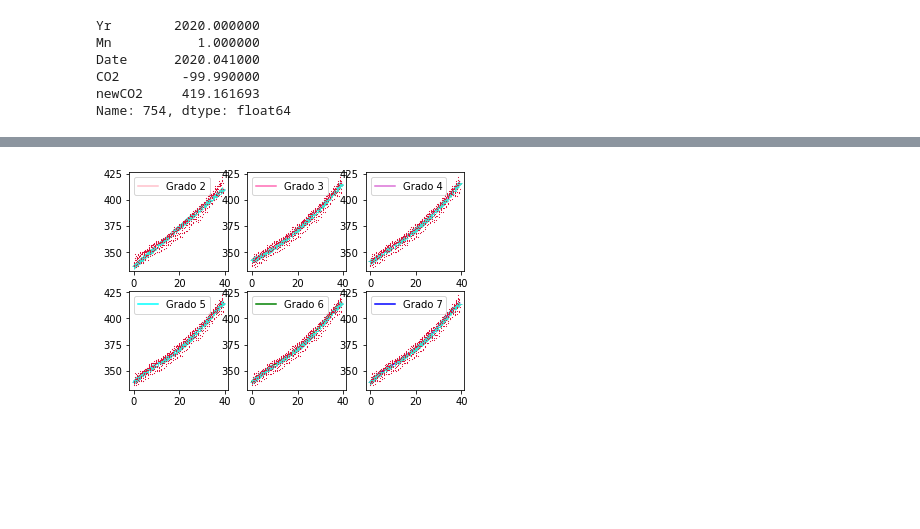
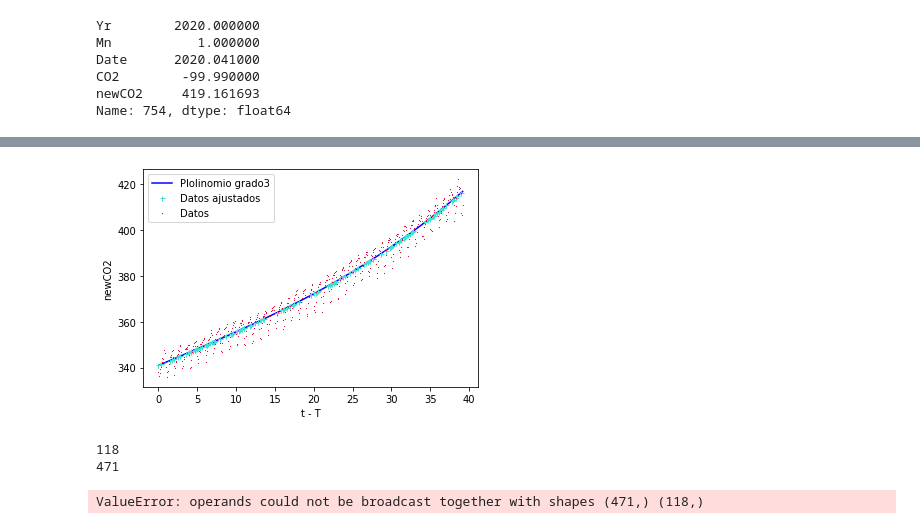
Before and after one commit to rlg23/Grupo2, a Jupyter notebook: TareaGrupo2_JC.ipynb, the cells around one changed output, grey strips where cells are left out. Cells and saved outputs as stored; diff of their text form; code cells hidden in the pictures; blank space fills up the shorter version.

Commit message:
Ahora si, correccion graficas, valores optimales y ECM

```diff
--- a/TareaGrupo2_JC.ipynb
+++ b/TareaGrupo2_JC.ipynb
@@ -411,6 +445,7 @@ Valor estimado de o3 : 0.00025771111302310085
 # %%
 #Para n=4
 import numpy as np
+from sklearn.metrics import mean_squared_error
 import matplotlib.pyplot as plt
 import scipy
 from scipy import optimize
@@ -419,7 +454,7 @@ from scipy.optimize import curve_fit
 def function(x,o0,o1,o2,o3,o4):
     return o0+(x*o1)+(o2*x**2)+(o3*x**3)+(o4*x**4)
 
-x=data_f['Polinomial']
+x=data_f['t-T']
 x=np.array(x)
 y=data_f['newCO2']
 y=np.array(y)
@@ -430,11 +465,13 @@ y=np.array(y)
 popt,cov=scipy.optimize.curve_fit(function, x, y)
 o0,o1,o2,o3,o4= popt
 
-x_new_value = np.arange(min(x), 40,0.1)
+x_new_value = np.arange(min(x), 40,0.08495)
 y_new_value = function(x_new_value, o0,o1,o2,o3,o4)
 
-plt.scatter(x,y,color="blue",label='Datos originales')
+plt.scatter(x,y,color="blue",label='Datos originales',marker='.')
+plt.legend(loc='upper left')
 plt.plot(x_new_value,y_new_value,color="red",label='Datos ajustados')
+plt.legend(loc='upper left')
 plt.xlabel('t - T')
 plt.ylabel('newCO2')
 print("Valor estimado de o0 : "+ str(o0))
@@ -445,11 +482,16 @@ print("Valor estimado de o4 : " + str(o4))
 plt.show()
 
 #Error Cuadratico medio
+f=o0+(x*o1)+(o2*x**2)+(o3*x**3)+(o4*x**4)
+
+print(np.mean((y-f)/float(len(y))))
 
 #Hay que corregir
-x=np.array(x)
-x_new_value=np.array(x_new_value)
-ECM=(np.square(x-x_new_value)).mean()
+y=np.array(y)
+f=np.array(f)
+
+#no tengo idea por que da tan dierente
+ECM=mean_squared_error(y,f)
 print(ECM)
 # %% [output]
 Valor estimado de o0 : 340.26766540360666
@@ -486,40 +505,51 @@ Estimated value of b : 337.0240584714833
 # %%
-# Grafica de prueba
+#Grafica mas bonita
 from sklearn.linear_model import LinearRegression
 from sklearn.preprocessing import PolynomialFeatures
 from sklearn.model_selection import train_test_split
 import matplotlib.pyplot as plt
 import pandas as pd
 import numpy as np
 
-x=data_f['Polinomial']
+x=data_f['t-T']
 y=data_f['newCO2']
 
-x1=data_f['Polinomial']
+x1=data_f['t-T']
 y1=data_f['newCO2']
 
 X_train,X_test,Y_train,y_test=train_test_split(x,y,test_size=0.25)
 X_train=X_train.values.reshape([X_train.values.shape[0],1])
 X_test=X_test.values.reshape([X_test.values.shape[0],1])
 
-titles=['Grado 0','Grado 2','Grado 3','Grado 4','Grado 5','Grado 6','Grado 7']
-colors=['teal','pink', 'hotpink','orchid','aqua','green','blue']
+grado=3
+poly=PolynomialFeatures(degree=grado)
+X_poly=poly.fit_transform(X_train)
+Xt_poly=poly.fit_transform(X_test)
+polymodel=LinearRegression()
+polymodel.fit(X_poly,Y_train)
+pred=polymodel.predict(X_poly)
+pred2=polymodel.predict(Xt_poly)
+xt,yt=zip(*sorted(zip(X_test,pred2)))
+X,y=zip(*sorted(zip(X_train,pred)))
 
-for i in range(1,7):
-    poly=PolynomialFeatures(degree=i)
-    X_poly=poly.fit_transform(X_train)
-    Xt_poly=poly.fit_transform(X_test)
-    polymodel=LinearRegression()
-    polymodel.fit(X_poly,Y_train)
-    pred=polymodel.predict(X_poly)
-    pred2=polymodel.predict(Xt_poly)
-    xt,yt=zip(*sorted(zip(X_test,pred2)))
-    X,y=zip(*sorted(zip(X_train,pred)))
+plt.plot(X,y,'-',color='blue',label='Plolinomio grado'+str(grado) ,markersize=2)
+plt.plot(xt,yt,'+',color='turquoise',label='Datos ajustados',markersize=5)
+plt.plot(x1,y1,'*',color='crimson',label='Datos',markersize=.5)
+plt.xlabel('t - T')
+plt.ylabel('newCO2')
+plt.legend(loc=0)
+plt.show()
 
-    plt.subplot(2,3,i)
-    plt.plot(X,y,'-',color=colors[i],label=titles[i],markersize=2)
-    plt.plot(xt,yt,'+',color='turquoise',markersize=5)
-    plt.plot(x1,y1,'*',color='crimson',markersize=.5)
-    plt.legend(loc=2)
+print(len(yt))
+print(len(y1))
+
+#ECM=mean_squared_error(y1,yt)
+
+u=np.square(np.subtract(y1,yt)).mean()
+print(u)
+print(ECM)
 # %% [output]
-[figure, old version]
+[figure, new version]
+118
+471
+ValueError: operands could not be broadcast together with shapes (471,) (118,)
```
Also changed, not shown: parts of 9 cells of this notebook.
